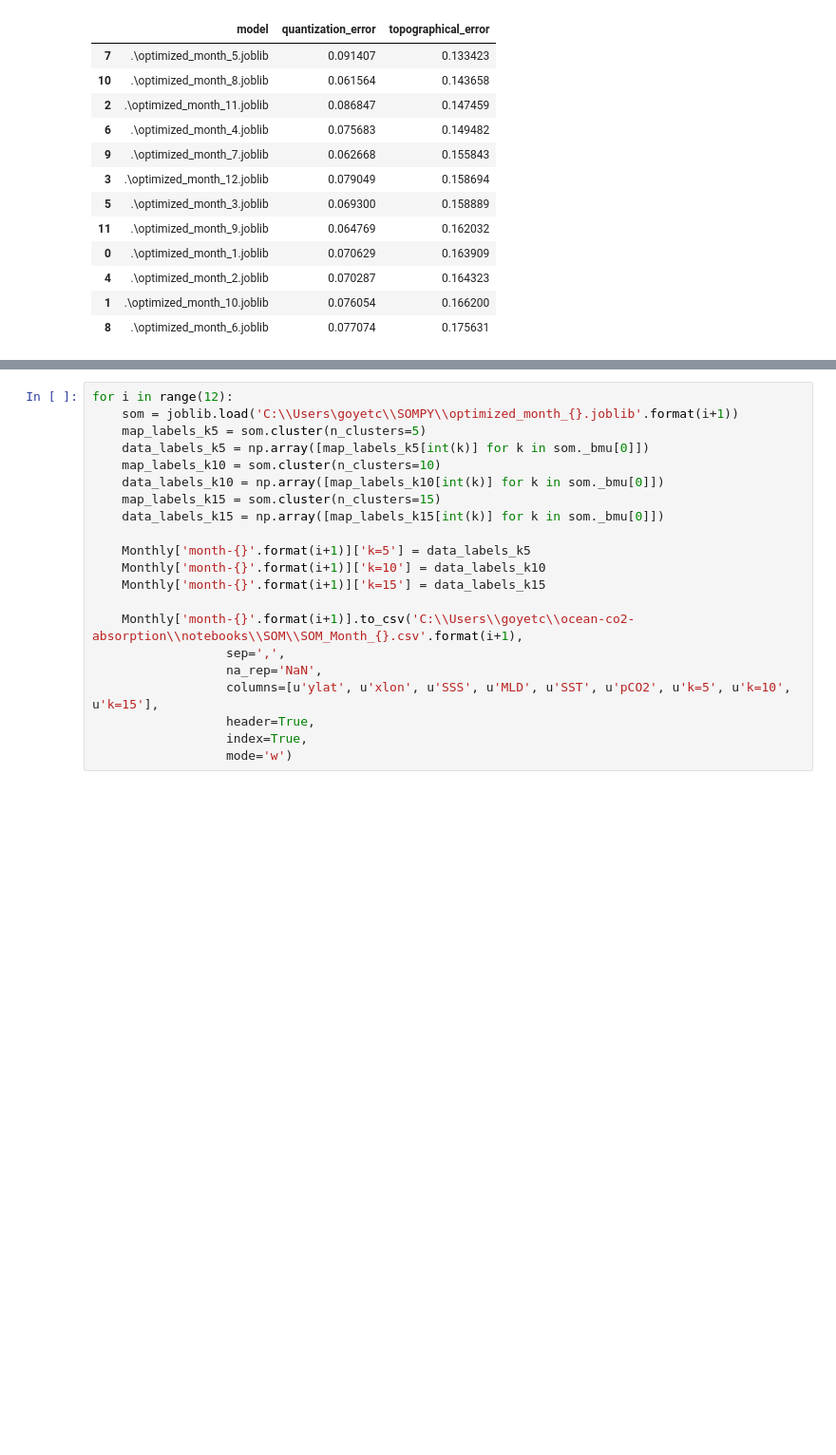
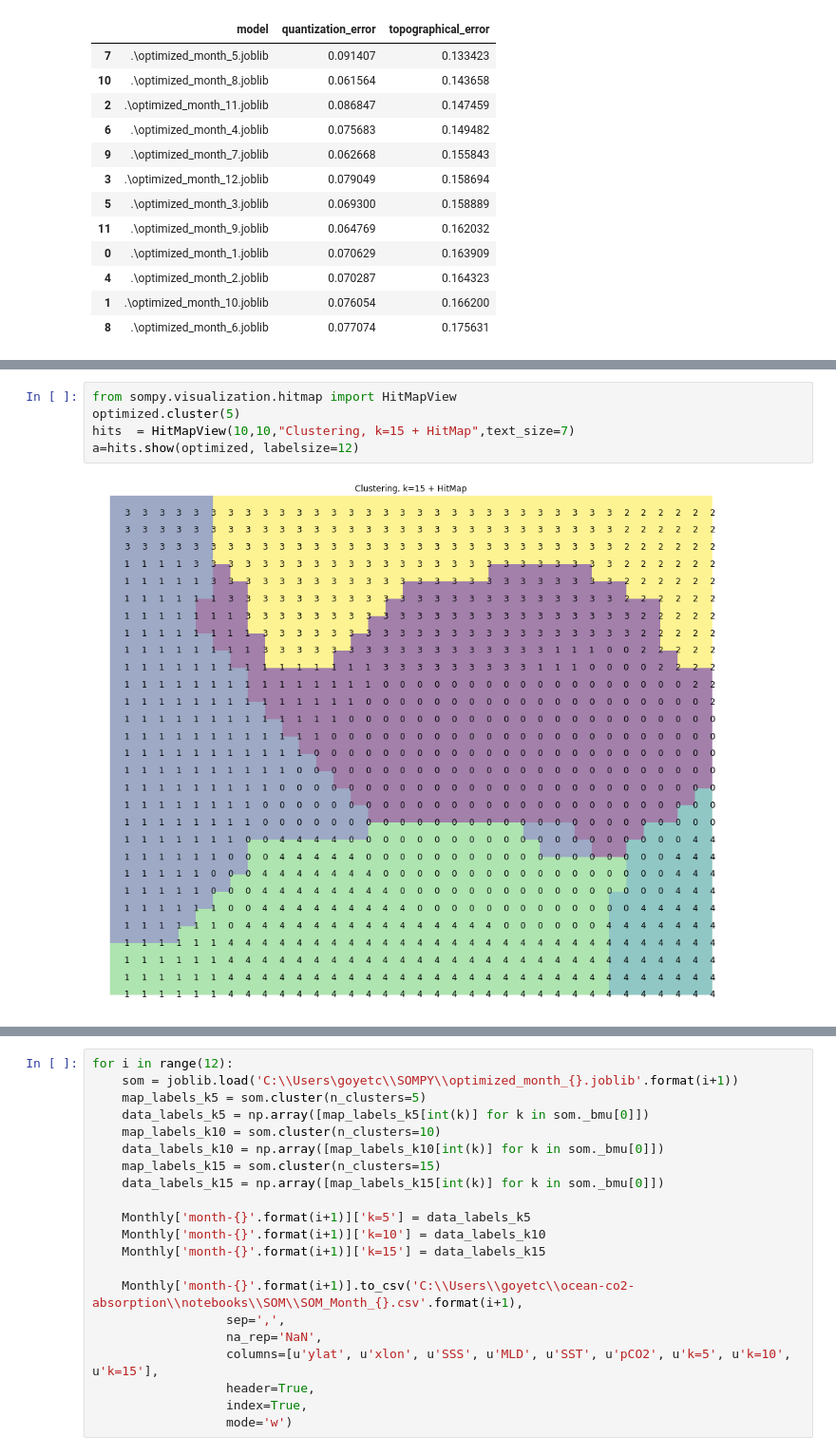
Before and after one commit to manksh/ocean-co2-absorption, a Jupyter notebook: notebooks/SOM/SOMPY_v5_monthly.ipynb, the cells around one changed output, grey strips where cells are left out. Shown at 95% size. Cells and saved outputs as stored; diff of their text form; blank space fills up the shorter version.

```diff
--- a/notebooks/SOM/SOMPY_v5_monthly.ipynb
+++ b/notebooks/SOM/SOMPY_v5_monthly.ipynb
@@ -448,0 +583,7 @@ month_perf.sort_values(['topographical_error'], ascending=True)
+# %%
+from sompy.visualization.hitmap import HitMapView
+optimized.cluster(5)
+hits  = HitMapView(10,10,"Clustering, k=15 + HitMap",text_size=7)
+a=hits.show(optimized, labelsize=12)
+# %% [output]
+[figure, added]
```
Also changed, not shown: parts of 26 cells of this notebook, 7 other files.
